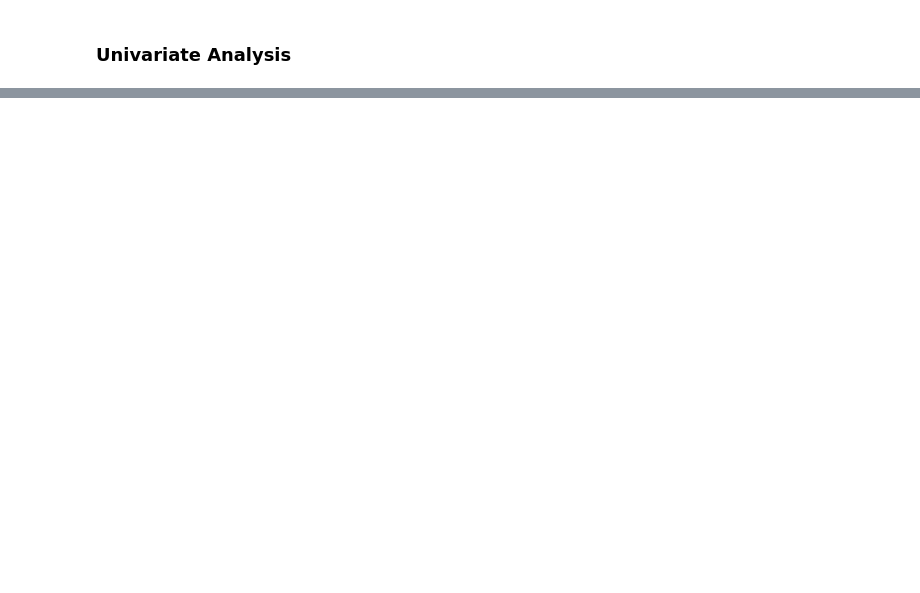
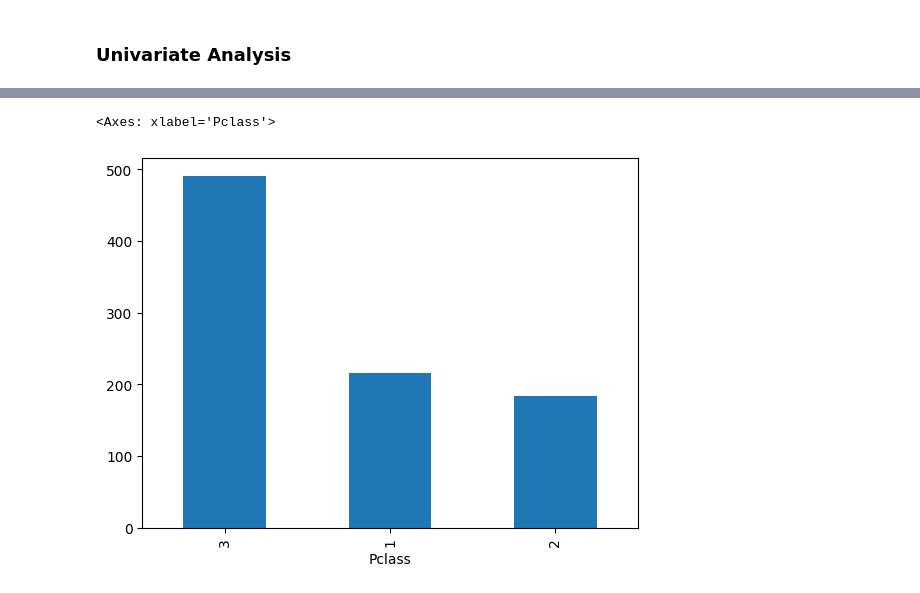
Before and after one commit to malviynjali11/ML_CampusX, a Jupyter notebook: Machine Learning/04/eda.ipynb, the cells around one changed output, grey strips where cells are left out. Cells and saved outputs as stored; diff of their text form; code cells hidden in the pictures; blank space fills up the shorter version.

```diff
--- a/Machine Learning/04/eda.ipynb
+++ b/Machine Learning/04/eda.ipynb
@@ -18,0 +29,5 @@ df.head()
+# %%
+df['Pclass'].value_counts().plot(kind="bar")
+# %% [output]
+<Axes: xlabel='Pclass'>
+[figure, added]
```
Also changed, not shown: parts of 23 cells of this notebook.
